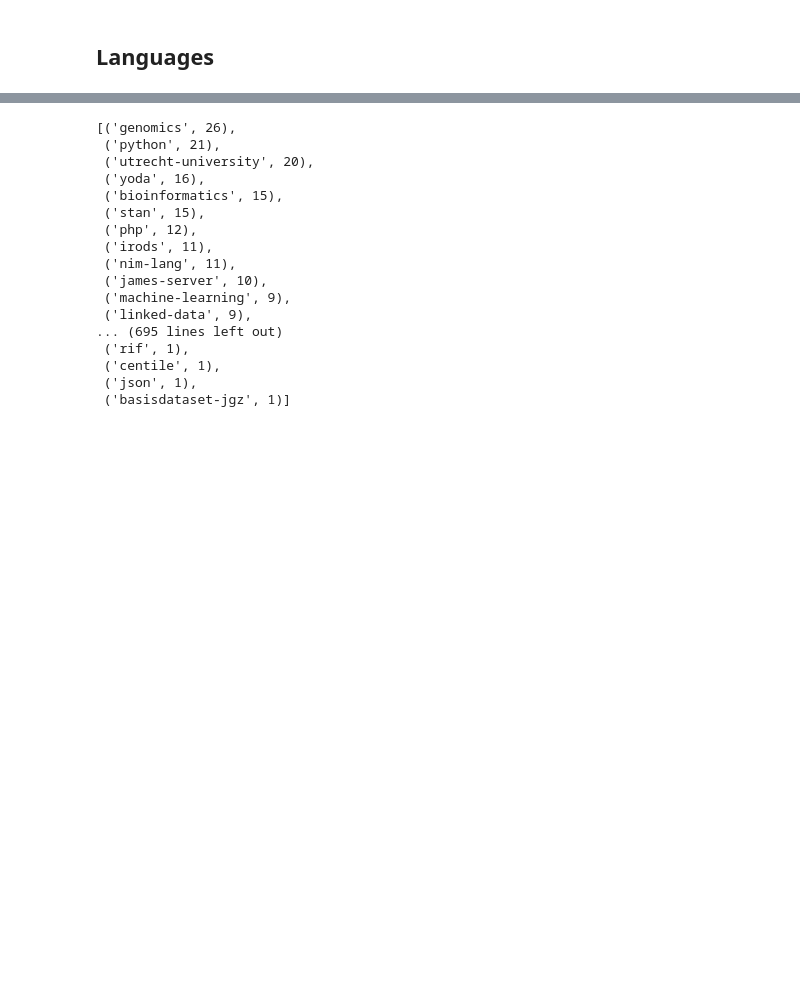
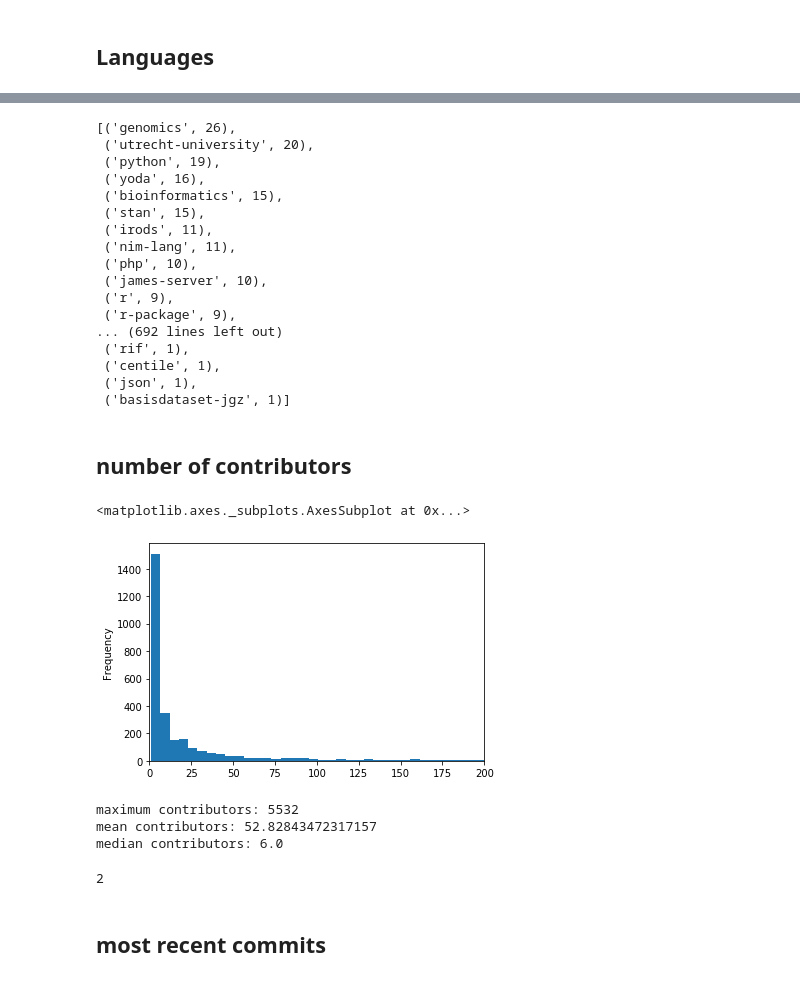
Before and after one commit to UtrechtUniversity/SWORDS-UU, a Jupyter notebook: repository_collection/repo_analysis.ipynb, the cells around one changed output, grey strips where cells are left out. Saved outputs shown, nothing was run; the diff lists cells and outputs as text; code cells hidden in the pictures; blank space fills up the shorter version.

Commit message:
added a first correlation matrix, analysis of amount of contributions and analysis of the time since the last commit

```diff
--- a/repository_collection/repo_analysis.ipynb
+++ b/repository_collection/repo_analysis.ipynb
@@ -6 +6,6 @@ repos = pd.read_csv("repositories.csv")
+# %%
+repos = pd.read_csv("../variable_collection/output/repositories_filtered_2021-05-20.csv")
+how_fair_is = pd.read_csv("../variable_collection/output/repositories_howfairis.csv")
+languages = pd.read_csv("../variable_collection/output/languages_2021-05-22.csv")
+contributors = pd.read_csv("../variable_collection/output/contributors_2021-05-22.csv")
 # %% [markdown]
@@ -110,19 +136,40 @@ for topics in repos['topics']:
 topic_counter.most_common()
 # %% [output]
 [('genomics', 26),
- ('python', 21),
  ('utrecht-university', 20),
+ ('python', 19),
  ('yoda', 16),
  ('bioinformatics', 15),
  ('stan', 15),
- ('php', 12),
  ('irods', 11),
  ('nim-lang', 11),
+ ('php', 10),
  ('james-server', 10),
- ('machine-learning', 9),
- ('linked-data', 9),
-... (695 lines left out)
+ ('r', 9),
+ ('r-package', 9),
+... (692 lines left out)
  ('rif', 1),
  ('centile', 1),
  ('json', 1),
  ('basisdataset-jgz', 1)]
+# %% [markdown]
+## number of contributors
+# %%
+contributors['contributions'].plot(kind = 'hist', xlim = (0, 200), bins = 1000)
+# %% [output]
+<matplotlib.axes._subplots.AxesSubplot at 0x...>
+[figure, added]
+# %%
+print('maximum contributors: '+ str(max(contributors['contributions'])))
+print('mean contributors: ' + str(statistics.mean(contributors['contributions'])))
+print('median contributors: ' + str(statistics.median(contributors['contributions'])))
+# %% [output]
+maximum contributors: 5532
+mean contributors: 52.82843472317157
+median contributors: 6.0
+# %%
+statistics.median([0,4,2])
+# %% [output]
+2
+# %% [markdown]
+## most recent commits
```
Also changed, not shown: parts of 22 cells of this notebook.
